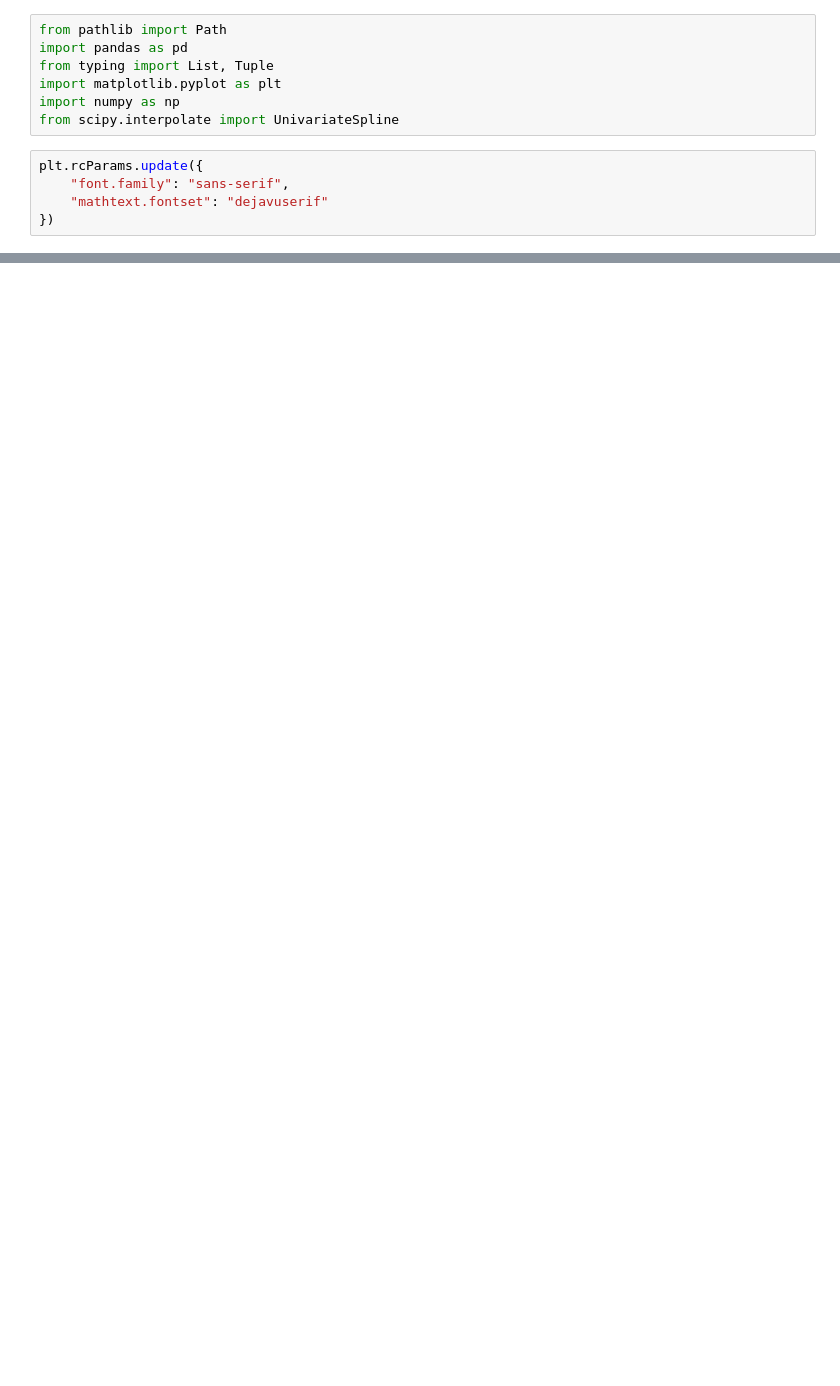
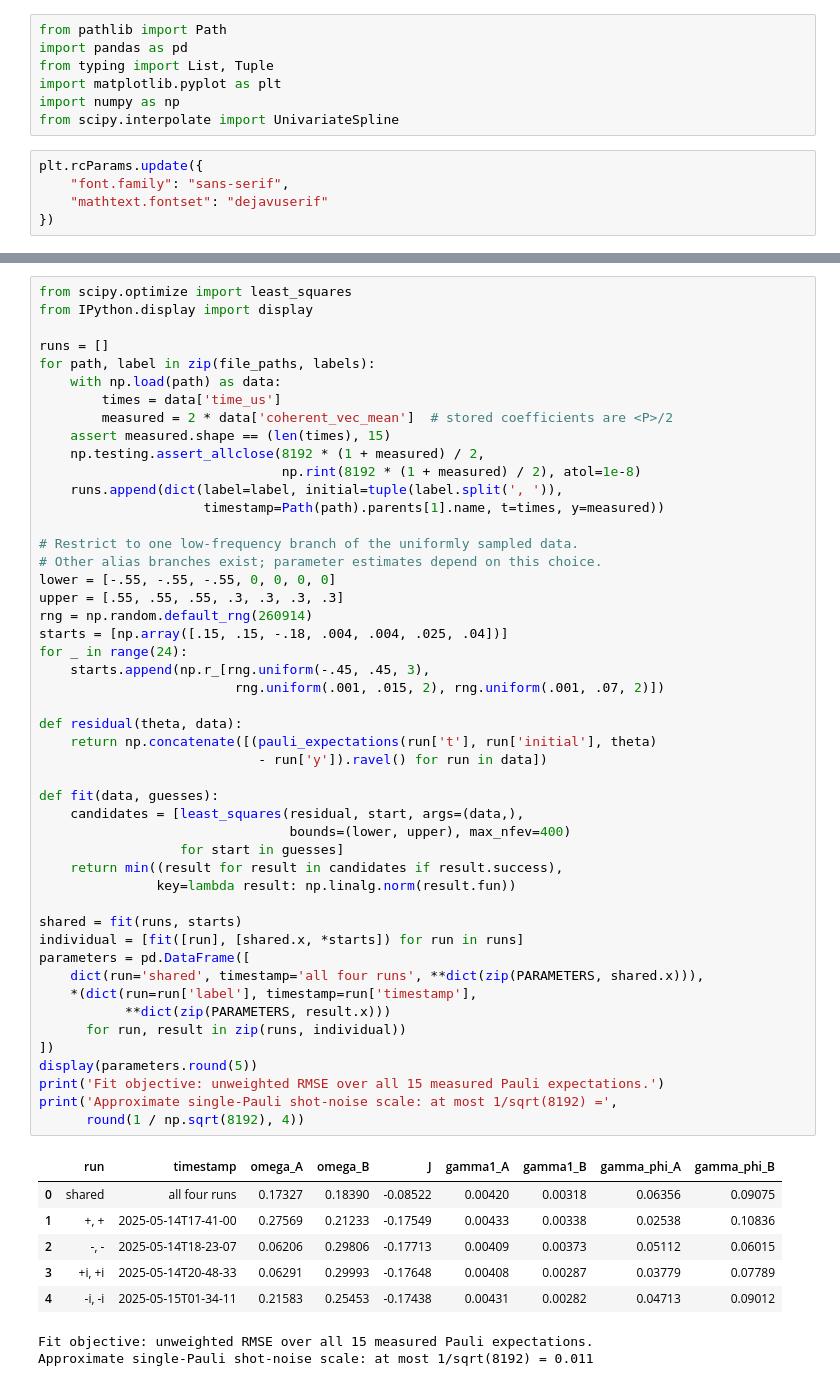
Before and after one commit to chuntse0514/Open-quantum-system-simulation, a Jupyter notebook: notebook/Quantum_mutual_info_visualize.ipynb, the cells around one changed output, grey strips where cells are left out. Saved outputs shown, nothing was run; the diff lists cells and outputs as text; blank space fills up the shorter version.

```diff
--- a/notebook/Quantum_mutual_info_visualize.ipynb
+++ b/notebook/Quantum_mutual_info_visualize.ipynb
@@ -300,0 +248,57 @@ plot_quantum_conditional_entropy(
+# %%
+from scipy.optimize import least_squares
+from IPython.display import display
+
+runs = []
+for path, label in zip(file_paths, labels):
+    with np.load(path) as data:
+        times = data['time_us']
+        measured = 2 * data['coherent_vec_mean']  # stored coefficients are <P>/2
+    assert measured.shape == (len(times), 15)
+    np.testing.assert_allclose(8192 * (1 + measured) / 2,
+                               np.rint(8192 * (1 + measured) / 2), atol=1e-8)
+    runs.append(dict(label=label, initial=tuple(label.split(', ')),
+                     timestamp=Path(path).parents[1].name, t=times, y=measured))
+
+# Restrict to one low-frequency branch of the uniformly sampled data.
+# Other alias branches exist; parameter estimates depend on this choice.
+lower = [-.55, -.55, -.55, 0, 0, 0, 0]
+upper = [.55, .55, .55, .3, .3, .3, .3]
+rng = np.random.default_rng(260914)
+starts = [np.array([.15, .15, -.18, .004, .004, .025, .04])]
+for _ in range(24):
+    starts.append(np.r_[rng.uniform(-.45, .45, 3),
+                         rng.uniform(.001, .015, 2), rng.uniform(.001, .07, 2)])
+
+def residual(theta, data):
+    return np.concatenate([(pauli_expectations(run['t'], run['initial'], theta)
+                            - run['y']).ravel() for run in data])
+
+def fit(data, guesses):
+    candidates = [least_squares(residual, start, args=(data,),
+                                bounds=(lower, upper), max_nfev=400)
+                  for start in guesses]
+    return min((result for result in candidates if result.success),
+               key=lambda result: np.linalg.norm(result.fun))
+
+shared = fit(runs, starts)
+individual = [fit([run], [shared.x, *starts]) for run in runs]
+parameters = pd.DataFrame([
+    dict(run='shared', timestamp='all four runs', **dict(zip(PARAMETERS, shared.x))),
+    *(dict(run=run['label'], timestamp=run['timestamp'],
+           **dict(zip(PARAMETERS, result.x)))
+      for run, result in zip(runs, individual))
+])
+display(parameters.round(5))
+print('Fit objective: unweighted RMSE over all 15 measured Pauli expectations.')
+print('Approximate single-Pauli shot-noise scale: at most 1/sqrt(8192) =',
+      round(1 / np.sqrt(8192), 4))
+# %% [output]
+|  | run | timestamp | omega_A | omega_B | J | gamma1_A | gamma1_B | gamma_phi_A | gamma_phi_B |
+| 0 | shared | all four runs | 0.17327 | 0.18390 | -0.08522 | 0.00420 | 0.00318 | 0.06356 | 0.09075 |
+| 1 | +, + | 2025-05-14T17-41-00 | 0.27569 | 0.21233 | -0.17549 | 0.00433 | 0.00338 | 0.02538 | 0.10836 |
+| 2 | -, - | 2025-05-14T18-23-07 | 0.06206 | 0.29806 | -0.17713 | 0.00409 | 0.00373 | 0.05112 | 0.06015 |
+| 3 | +i, +i | 2025-05-14T20-48-33 | 0.06291 | 0.29993 | -0.17648 | 0.00408 | 0.00287 | 0.03779 | 0.07789 |
+| 4 | -i, -i | 2025-05-15T01-34-11 | 0.21583 | 0.25453 | -0.17438 | 0.00431 | 0.00282 | 0.04713 | 0.09012 |
+Fit objective: unweighted RMSE over all 15 measured Pauli expectations.
+Approximate single-Pauli shot-noise scale: at most 1/sqrt(8192) = 0.011
```
Also changed, not shown: parts of 9 cells of this notebook, 32 other files.
